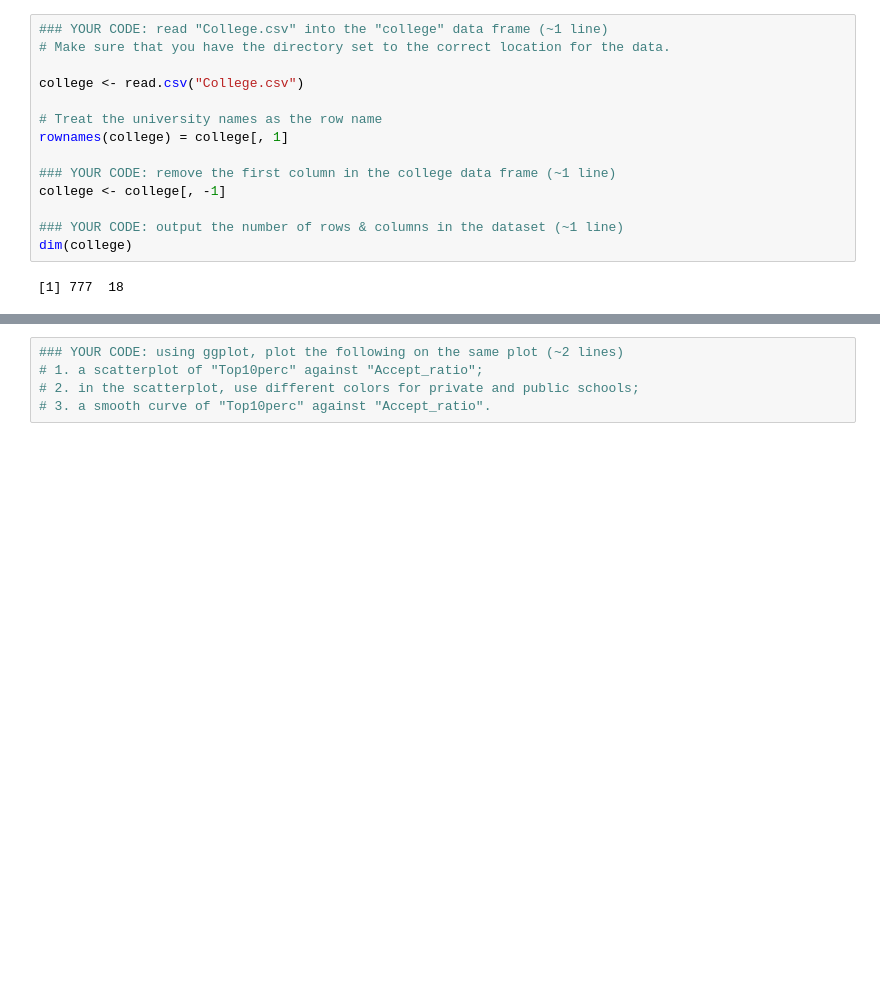
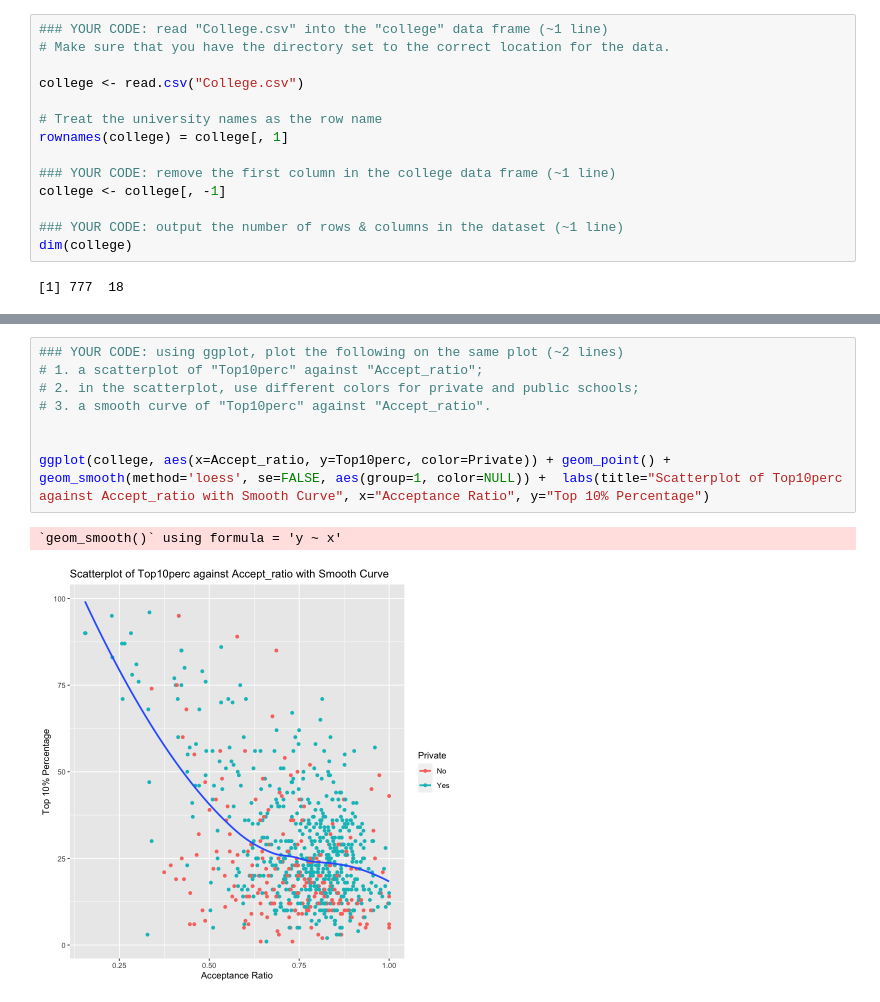
Before and after one commit to devt287/applied_stat, a Jupyter notebook: HW1_P4.ipynb, the cells around one changed output, grey strips where cells are left out. Drawn from its saved outputs; the diff is of its cells as text; blank space fills up the shorter version.

```diff
--- a/HW1_P4.ipynb
+++ b/HW1_P4.ipynb
@@ -41,8 +54,14 @@ library("ggplot2")
 # %%
 ### YOUR CODE: using ggplot, plot the following on the same plot (~2 lines)
 # 1. a scatterplot of "Top10perc" against "Accept_ratio";
 # 2. in the scatterplot, use different colors for private and public schools;
 # 3. a smooth curve of "Top10perc" against "Accept_ratio".
+
+
+ggplot(college, aes(x=Accept_ratio, y=Top10perc, color=Private)) + geom_point() + geom_smooth(method='loess', se=FALSE, aes(group=1, color=NULL)) +  labs(title="Scatterplot of Top10perc against Accept_ratio with Smooth Curve", x="Acceptance Ratio", y="Top 10% Percentage")
+# %% [output]
+`geom_smooth()` using formula = 'y ~ x'
+[figure, added]
 # %%
 ### YOUR CODE: using ggplot, plot the following on the same plot (~2 lines)
 # 1. the histogram of the student/faculty ratio, with 25 bins;
```
Also changed, not shown: parts of 5 cells of this notebook.
